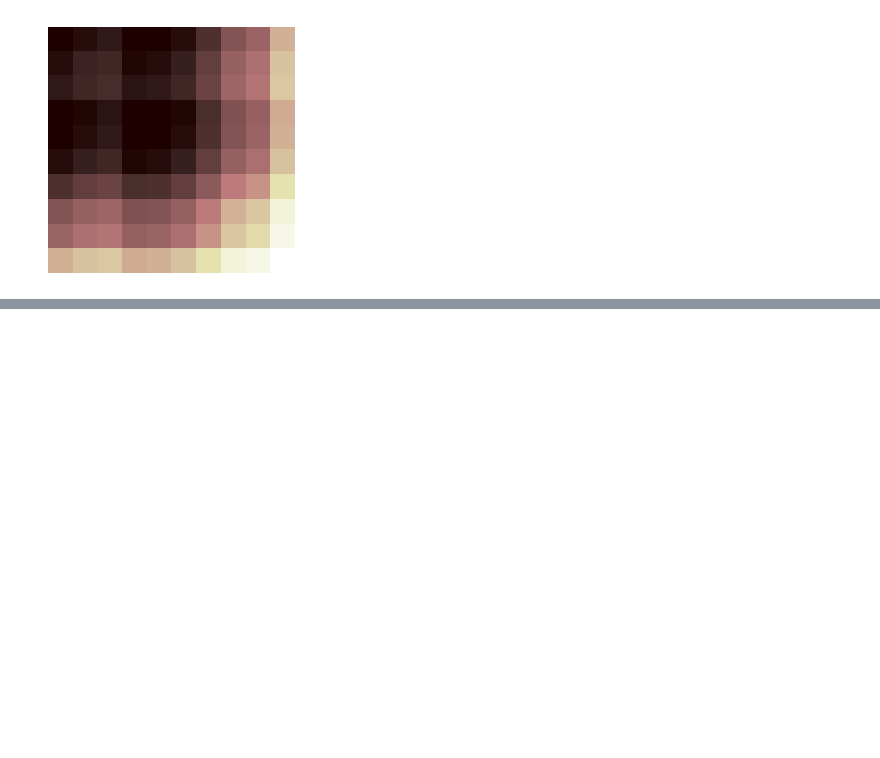
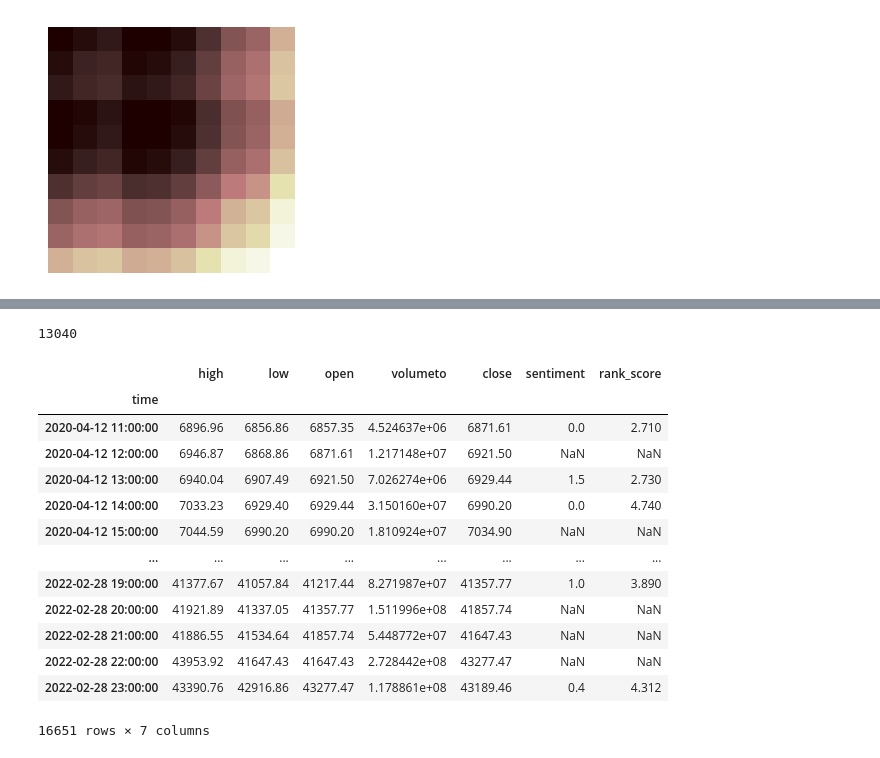
Before and after one commit to sharonwu827/Automated-trading, a Jupyter notebook: CryptoPatternDetection/GAF-CNN-v1/Playground.ipynb, the cells around one changed output, grey strips where cells are left out. Drawn from its saved outputs; the diff is of its cells as text; code cells hidden in the pictures; blank space fills up the shorter version.

Commit message:
news sentiment data clean

```diff
--- a/CryptoPatternDetection/GAF-CNN-v1/Playground.ipynb
+++ b/CryptoPatternDetection/GAF-CNN-v1/Playground.ipynb
@@ -489,0 +518,2 @@ plt.axis('off')
+# %%
+df_0 = df_0[['time', 'high', 'low', 'open', 'volumeto', 'close']]
@@ -489,0 +540,2 @@ plt.axis('off')
+# %%
+df_join = df_0.set_index('time').join(df.set_index('datetime'))
@@ -489,0 +552,7 @@ plt.axis('off')
+# %%
+first_row = df_join[df_join['sentiment'].notna()].index[0]
+last_row = df_join[df_join['sentiment'].notna()].index[-1]
+
+df_filter = df_join[(df_join.index >= first_row) & (df_join.index <=last_row)]
+
+df_filter.shape
@@ -489,0 +586,23 @@ plt.axis('off')
+# %%
+df_filter['sentiment'].isna().sum()
+# %% [output]
+13040
+# %%
+df_filter.index.name = 'time'
+# %%
+df_filter
+# %% [output]
+|  | high | low | open | volumeto | close | sentiment | rank_score |
+| time |  |  |  |  |  |  |  |
+| 2020-04-12 11:00:00 | 6896.96 | 6856.86 | 6857.35 | 4.524637e+06 | 6871.61 | 0.0 | 2.710 |
+| 2020-04-12 12:00:00 | 6946.87 | 6868.86 | 6871.61 | 1.217148e+07 | 6921.50 | NaN | NaN |
+| 2020-04-12 13:00:00 | 6940.04 | 6907.49 | 6921.50 | 7.026274e+06 | 6929.44 | 1.5 | 2.730 |
+| 2020-04-12 14:00:00 | 7033.23 | 6929.40 | 6929.44 | 3.150160e+07 | 6990.20 | 0.0 | 4.740 |
+| 2020-04-12 15:00:00 | 7044.59 | 6990.20 | 6990.20 | 1.810924e+07 | 7034.90 | NaN | NaN |
+| ... | ... | ... | ... | ... | ... | ... | ... |
+| 2022-02-28 19:00:00 | 41377.67 | 41057.84 | 41217.44 | 8.271987e+07 | 41357.77 | 1.0 | 3.890 |
+| 2022-02-28 20:00:00 | 41921.89 | 41337.05 | 41357.77 | 1.511996e+08 | 41857.74 | NaN | NaN |
+| 2022-02-28 21:00:00 | 41886.55 | 41534.64 | 41857.74 | 5.448772e+07 | 41647.43 | NaN | NaN |
+| 2022-02-28 22:00:00 | 43953.92 | 41647.43 | 41647.43 | 2.728442e+08 | 43277.47 | NaN | NaN |
+| 2022-02-28 23:00:00 | 43390.76 | 42916.86 | 43277.47 | 1.178861e+08 | 43189.46 | 0.4 | 4.312 |
+16651 rows × 7 columns
```
Also changed, not shown: parts of 13 cells of this notebook, 48 other files.
